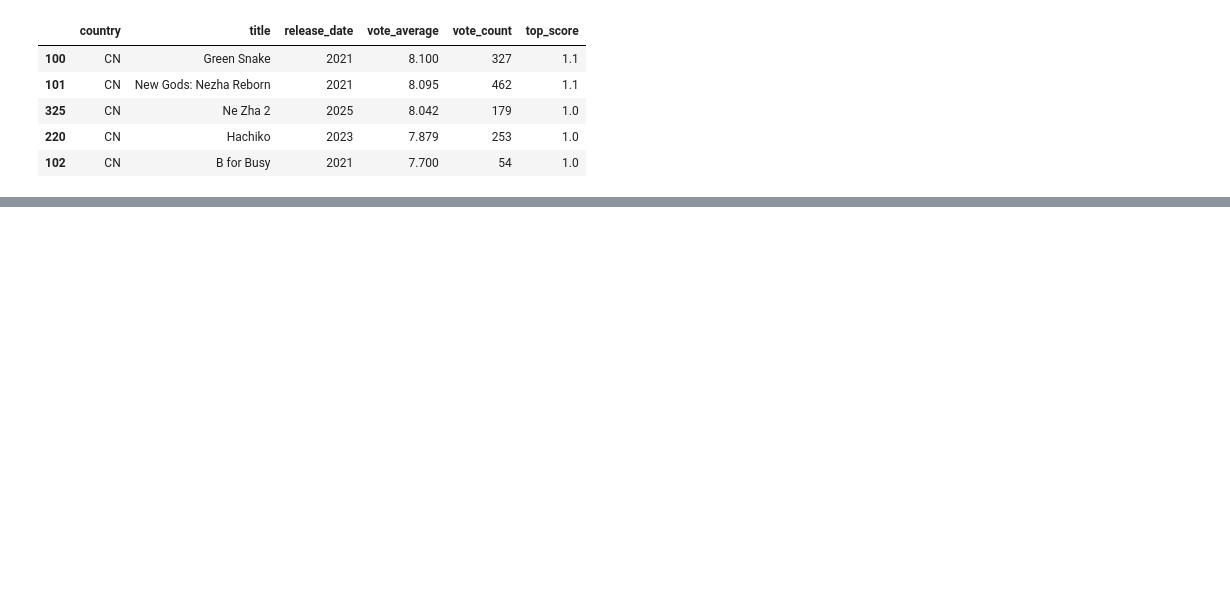
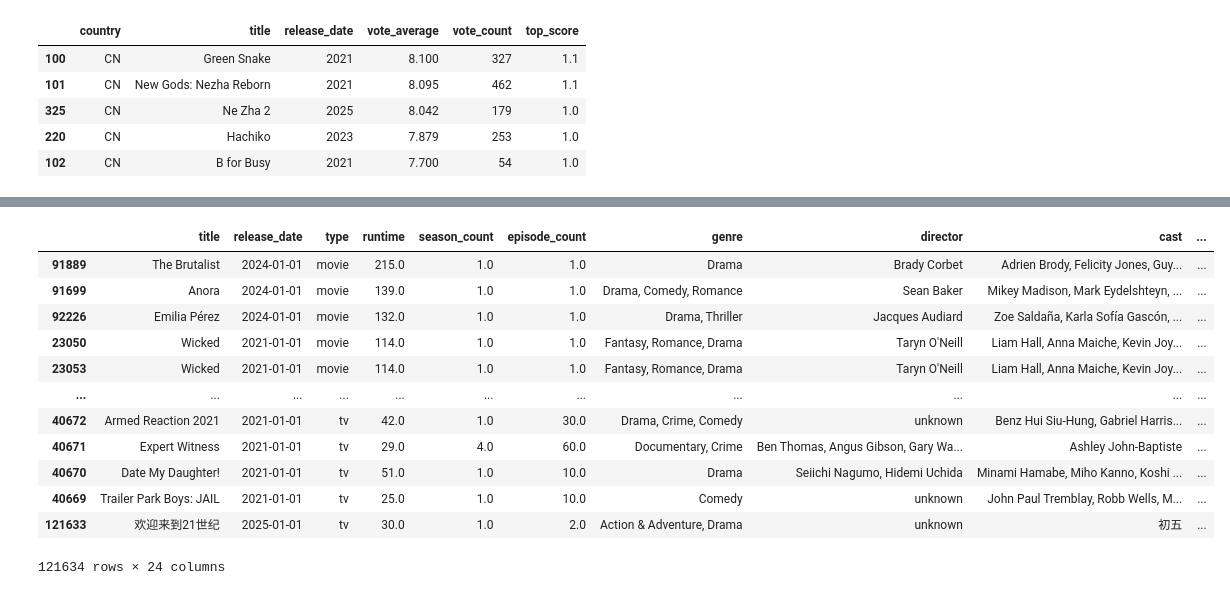
Before and after one commit to bini0126/weekend_ai, a Jupyter notebook: project_1/5_1. 점수메기기.ipynb, the cells around one changed output, grey strips where cells are left out. Cells and saved outputs as stored; diff of their text form; code cells hidden in the pictures; blank space fills up the shorter version.

```diff
--- a/project_1/5_1. 점수메기기.ipynb
+++ b/project_1/5_1. 점수메기기.ipynb
@@ -437,0 +520,11 @@ print(df_tmbd_top[["title", "country"]].sample(3))
+# %%
+df_success = pd.DataFrame()
+df_success["title"] = df_movie["title"]
+
+df_success = df_success.merge(
+    df_movie[["title", "release_date", "imdb_score", "award_score", "top_score"]],
+    on="title",
+    how="left"
+)
+
+df_success.head()
@@ -437,0 +538,9 @@ print(df_tmbd_top[["title", "country"]].sample(3))
+# %%
+imdb_threshold = df_success["imdb_score"].quantile(0.8)
+df_success["success_imdb"] = (df_success["imdb_score"] >= imdb_threshold).astype(int)
+df_success["success_award"] = (df_success["award_score"] > 0).astype(int)
+df_success["success_tmdb"] = (df_success["top_score"] > 0).astype(int)
+# %%
+df_success["success_label"] = (
+    df_success[["success_imdb", "success_award", "success_tmdb"]].sum(axis=1) >= 1
+).astype(int)
@@ -437,0 +554,8 @@ print(df_tmbd_top[["title", "country"]].sample(3))
+# %%
+df_movie = df_movie.merge(
+    df_success[["title", "success_label"]],
+    on="title",
+    how="left"
+)
+
+df_movie["success_label"] = df_movie["success_label"].fillna(0).astype(int)
@@ -437,0 +594,16 @@ print(df_tmbd_top[["title", "country"]].sample(3))
+# %%
+df_movie.sort_values(by='award_score', ascending=False)
+# %% [output]
+|  | title | release_date | type | runtime | season_count | episode_count | genre | director | cast | ... |
+| 91889 | The Brutalist | 2024-01-01 | movie | 215.0 | 1.0 | 1.0 | Drama | Brady Corbet | Adrien Brody, Felicity Jones, Guy... | ... |
+| 91699 | Anora | 2024-01-01 | movie | 139.0 | 1.0 | 1.0 | Drama, Comedy, Romance | Sean Baker | Mikey Madison, Mark Eydelshteyn, ... | ... |
+| 92226 | Emilia Pérez | 2024-01-01 | movie | 132.0 | 1.0 | 1.0 | Drama, Thriller | Jacques Audiard | Zoe Saldaña, Karla Sofía Gascón, ... | ... |
+| 23050 | Wicked | 2021-01-01 | movie | 114.0 | 1.0 | 1.0 | Fantasy, Romance, Drama | Taryn O'Neill | Liam Hall, Anna Maiche, Kevin Joy... | ... |
+| 23053 | Wicked | 2021-01-01 | movie | 114.0 | 1.0 | 1.0 | Fantasy, Romance, Drama | Taryn O'Neill | Liam Hall, Anna Maiche, Kevin Joy... | ... |
+| ... | ... | ... | ... | ... | ... | ... | ... | ... | ... | ... |
+| 40672 | Armed Reaction 2021 | 2021-01-01 | tv | 42.0 | 1.0 | 30.0 | Drama, Crime, Comedy | unknown | Benz Hui Siu-Hung, Gabriel Harris... | ... |
+| 40671 | Expert Witness | 2021-01-01 | tv | 29.0 | 4.0 | 60.0 | Documentary, Crime | Ben Thomas, Angus Gibson, Gary Wa... | Ashley John-Baptiste | ... |
+| 40670 | Date My Daughter! | 2021-01-01 | tv | 51.0 | 1.0 | 10.0 | Drama | Seiichi Nagumo, Hidemi Uchida | Minami Hamabe, Miho Kanno, Koshi ... | ... |
+| 40669 | Trailer Park Boys: JAIL | 2021-01-01 | tv | 25.0 | 1.0 | 10.0 | Comedy | unknown | John Paul Tremblay, Robb Wells, M... | ... |
+| 121633 | 欢迎来到21世纪 | 2025-01-01 | tv | 30.0 | 1.0 | 2.0 | Action & Adventure, Drama | unknown | 初五 | ... |
+121634 rows × 24 columns
```
Also changed, not shown: parts of 37 cells of this notebook, 3 other files.
